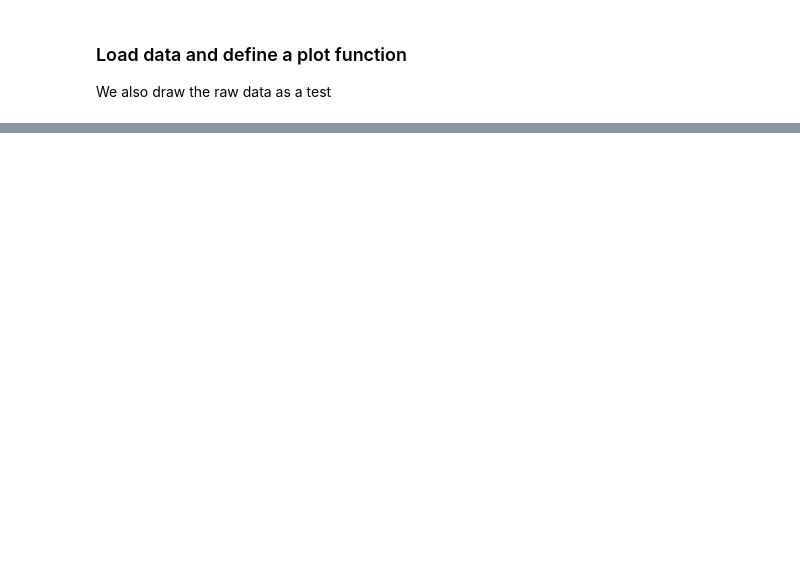
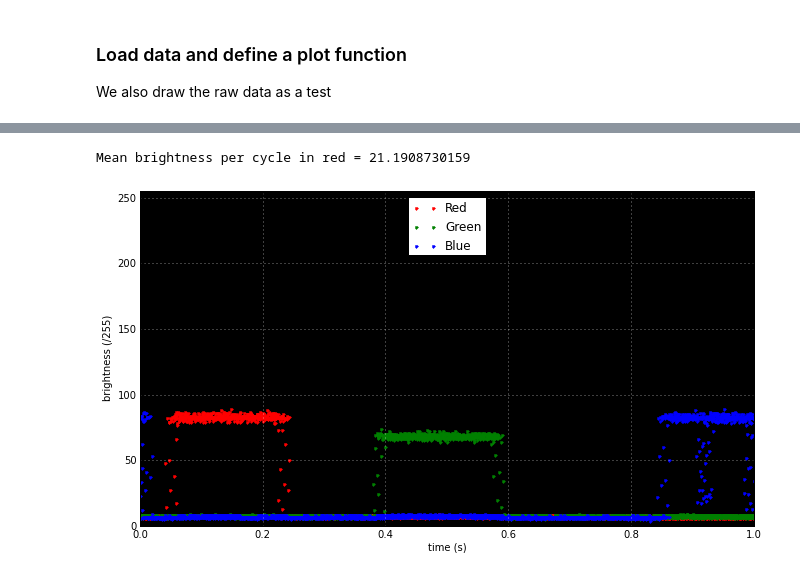
Before and after one commit to elliotwoods/Research.DigitalEmulsionEngine, a Jupyter notebook: python/3. Colour wheel cycle timings.ipynb, the cells around one changed output, grey strips where cells are left out. Cells and saved outputs as stored; diff of their text form; code cells hidden in the pictures; blank space fills up the shorter version.

```diff
--- a/python/3. Colour wheel cycle timings.ipynb
+++ b/python/3. Colour wheel cycle timings.ipynb
@@ -151,0 +159,10 @@ Here we can see the output assignment as time in x, given an input value as colo
+# %%
+setupFigure()
+plot(dataSet[:,0],dataSet[:,1], 'r.', label="Red")
+plot(dataSet[:,0],dataSet[:,2], 'g.', label="Green")
+plot(dataSet[:,0],dataSet[:,3], 'b.', label="Blue")
+finaliseFigure()
+print "Mean brightness per cycle in red = " + str(mean(dataSet[:,1]))
+# %% [output]
+Mean brightness per cycle in red = 21.1908730159
+[figure, added]
```
Also changed, not shown: parts of 14 cells of this notebook, 11 other files.
